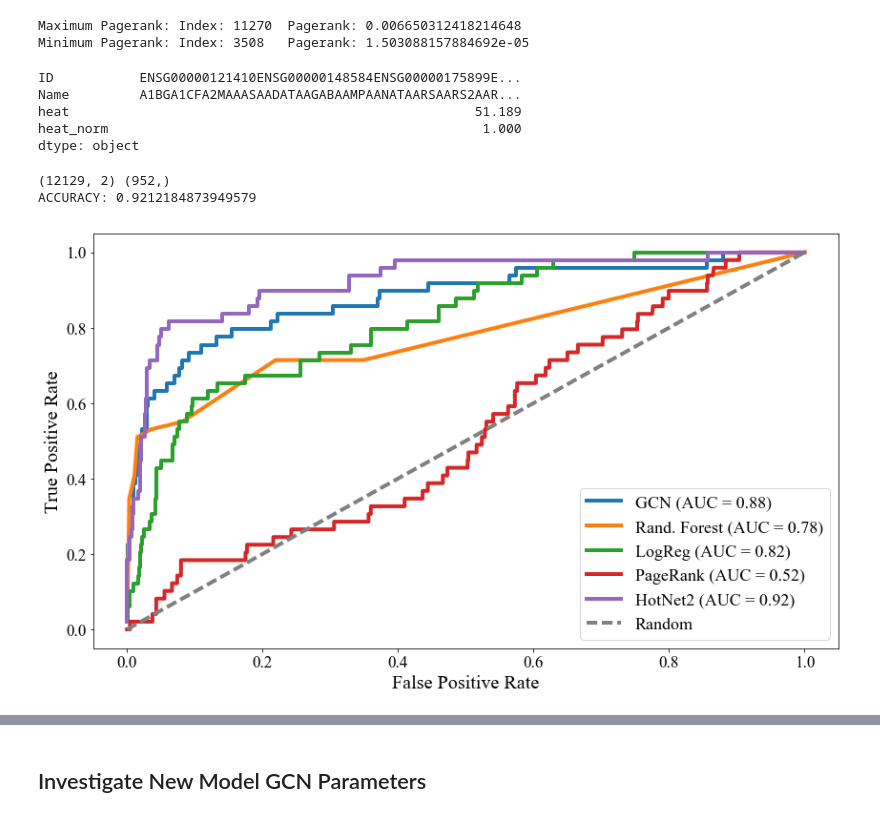
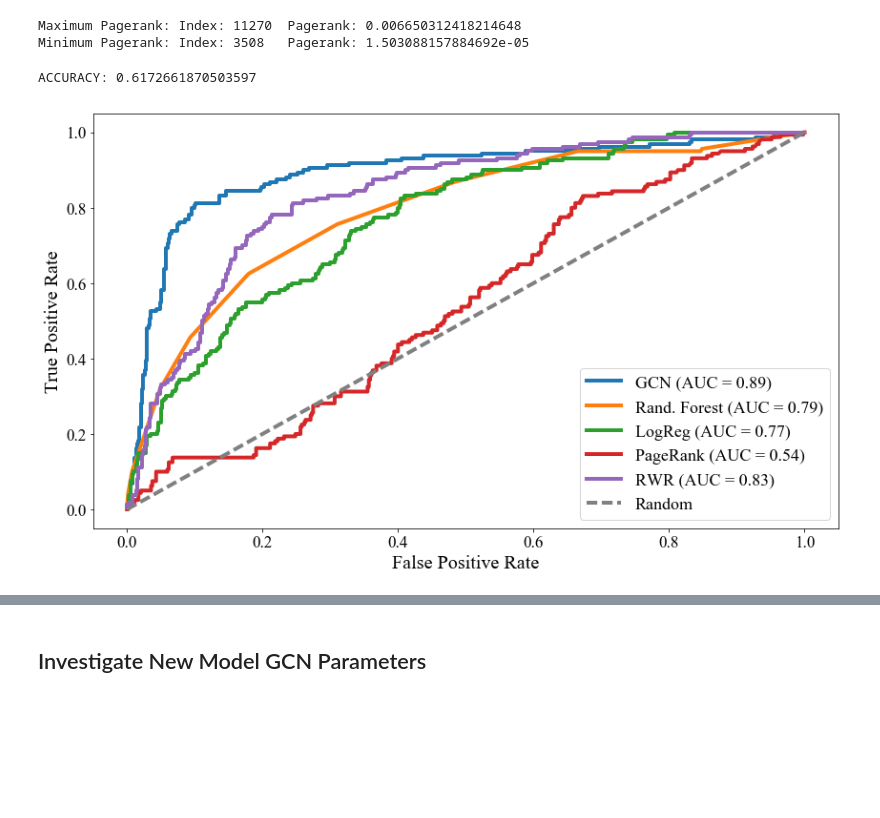
Before and after one commit to schulter/EMOGI, a Jupyter notebook: GCN/gcn_interpretation.ipynb, the cells around one changed output, grey strips where cells are left out. Cells and saved outputs as stored; diff of their text form; code cells hidden in the pictures; blank space fills up the shorter version.

```diff
--- a/GCN/gcn_interpretation.ipynb
+++ b/GCN/gcn_interpretation.ipynb
@@ -115,0 +67,16 @@ features.shape, node_names.shape, network.shape
+# %%
+# load predictions
+if os.path.exists(os.path.join(model_dir, 'predictions.tsv')):
+    predictions = pd.DataFrame.from_csv(os.path.join(model_dir, 'predictions.tsv'),
+                                        sep='\t', header=0)
+else:
+    predictions = pd.DataFrame.from_csv(os.path.join(model_dir, 'ensemble_predictions.tsv'),
+                                        sep='\t', header=0)
+    nodes = pd.DataFrame(node_names, columns=['ID', 'Name']).set_index('ID')
+    nodes = nodes[~nodes.index.duplicated()]
+    pred_ordered = predictions[~predictions.index.duplicated()]
+    pred_ordered.reindex(index=nodes.index)
+
+predictions.drop([c for c in predictions.columns if c.startswith('Prob_pos')], axis=1, inplace=True)
+predictions.columns = ['label', 'Name', 'Num_Pos', 'Prob_pos', 'Std_Pred']
+predictions.head()
@@ -116,6 +91,4 @@ features.shape, node_names.shape, network.shape
 # %%
-# load predictions
-predictions = pd.DataFrame.from_csv(os.path.join(model_dir, 'predictions.tsv'), sep='\t', header=0)
 features_df = pd.DataFrame(features, index=node_names[:, 0])
 features_df['Name'] = node_names[:, 1]
 features_df['neighbors'] = network.sum(axis=0)
@@ -330,7 +251,8 @@ scores, names = pagerank.pagerank(network, node_names)
 pr_df = pd.DataFrame(scores, columns=['Number', 'Score'])
 names = pd.DataFrame(names, columns=['ID', 'Name'])
 pr_pred_all = pr_df.join(names, on='Number', how='inner')
-pr_pred_test = pr_pred_all[pr_pred_all.ID.isin(node_names[test_mask == 1][:, 0])]
+pr_pred_all.drop_duplicates(subset='ID', inplace=True)
+pr_pred_test = pr_pred_all[pr_pred_all.ID.isin(node_names[test_mask == 1, 0])]
 # %% [output]
 Maximum Pagerank: Index: 11270  Pagerank: 0.006650312418214648
 Minimum Pagerank: Index: 3508   Pagerank: 1.503088157884692e-05
@@ -349,14 +271,8 @@ heat_df.fillna(0, inplace=True)
 # add normalized heat
 heat_df['heat_norm'] = heat_df.heat / heat_df.heat.sum()
 
-print (heat_df.sum())
 p_0 = heat_df.heat_norm
+p_0 = features.mean(axis=1)
-# %% [output]
-ID           ENSG00000121410ENSG00000148584ENSG00000175899E...
-Name         A1BGA1CFA2MAAASAADATAAGABAAMPAANATAARSAARS2AAR...
-heat                                                    51.189
-heat_norm                                                1.000
-dtype: object
 # %%
 beta = 0.3
 W = network / network.sum(axis=0) # normalize A
@@ -373,14 +289,11 @@ ticksize = 17
 #y_score = predictions.Prob_pos
 #y_true = np.logical_or(y_train, y_test)
 y_true = y_test[test_mask == 1, 0]
-y_score = predictions[test_mask == 1].Prob_pos
-fpr, tpr, thresholds = roc_curve(y_true=y_true, y_score=y_score)
-roc_auc = roc_auc_score(y_true=y_true, y_score=y_score)
-
-# compute roc for SVM
-print (pred_svm_all.shape, y_true.shape)
-fpr_svm, tpr_svm, thresholds_svm = roc_curve(y_true=y_true, y_score=pred_svm[:, 1])
-roc_auc_svm = roc_auc_score(y_true=y_true, y_score=pred_svm[:, 1])
+pred_testset_gcn = predictions[predictions.Name.isin(node_names[test_mask, 1])]
+y_true_gcn = pred_testset_gcn.label
+y_score = pred_testset_gcn.Prob_pos
+fpr, tpr, thresholds = roc_curve(y_true=y_true_gcn, y_score=y_score)
+roc_auc = roc_auc_score(y_true=y_true_gcn, y_score=y_score)
 
 # compute roc for random forest
 fpr_rf, tpr_rf, thresholds_rf = roc_curve(y_true=y_true, y_score=pred_rf[:, 1])
@@ -388,37 +301,36 @@ roc_auc_rf = roc_auc_score(y_true=y_true, y_score=pred_rf[:, 1])
 
 # compute ROC for Logistic Regression
 fpr_lr, tpr_lr, thresholds_lr = roc_curve(y_true=y_true, y_score=pred_lr[:, 1])
 roc_auc_lr = roc_auc_score(y_true=y_true, y_score=pred_lr[:, 1])
 
 # compute ROC for PageRank
 fpr_pr, tpr_pr, thresholds_pr = roc_curve(y_true=y_true, y_score=pr_pred_test.Score)
 roc_auc_pr = roc_auc_score(y_true=y_true, y_score=pr_pred_test.Score)
 
 # compute ROC for RWR with HotNet2 heat scores
 fpr_hotnet, tpr_hotnet, thresholds_hotnet = roc_curve(y_true=y_true, y_score=rwr_pred_test)
 roc_auc_hotnet = roc_auc_score(y_true=y_true, y_score=rwr_pred_test)
 
 # plot ROC curve
 fig = plt.figure(figsize=(14, 8))
 plt.plot(fpr, tpr, lw=linewidth, label='GCN (AUC = {0:.2f})'.format(roc_auc))
 plt.plot(fpr_rf, tpr_rf, lw=linewidth, label='Rand. Forest (AUC = {0:.2f})'.format(roc_auc_rf))
 plt.plot(fpr_lr, tpr_lr, lw=linewidth, label='LogReg (AUC = {0:.2f})'.format(roc_auc_lr))
 plt.plot(fpr_pr, tpr_pr, lw=linewidth, label='PageRank (AUC = {0:.2f})'.format(roc_auc_pr))
-plt.plot(fpr_hotnet, tpr_hotnet, lw=linewidth, label='HotNet2 (AUC = {0:.2f})'.format(roc_auc_hotnet))
+plt.plot(fpr_hotnet, tpr_hotnet, lw=linewidth, label='RWR (AUC = {0:.2f})'.format(roc_auc_hotnet))
 plt.plot([0, 1], [0, 1], color='gray', lw=linewidth, linestyle='--', label='Random')
 plt.xlabel('False Positive Rate', fontsize=labelfontsize)
 plt.ylabel('True Positive Rate', fontsize=labelfontsize)
 plt.tick_params(axis='both', labelsize=ticksize)
 #plt.title('ROC Curve')
 plt.legend(loc='lower right', prop={'size': 18})
 fig.savefig(os.path.join(model_dir, 'roc_curve.svg'))
 acc = accuracy_score(y_true=y_true,
                      y_pred=y_score >= CLASSIFICATION_THRESHOLD)
 print ("ACCURACY: {}".format(acc))
 # %% [output]
-(12129, 2) (952,)
-ACCURACY: 0.9212184873949579
+ACCURACY: 0.6172661870503597
-[figure, old version]
+[figure, new version]
 # %%
 distances = np.sqrt(np.sum((np.array([0, 1]) - np.array([fpr, tpr]).T)**2, axis=1))
 idx = np.argmin(distances)
```
Also changed, not shown: parts of 47 cells of this notebook.
